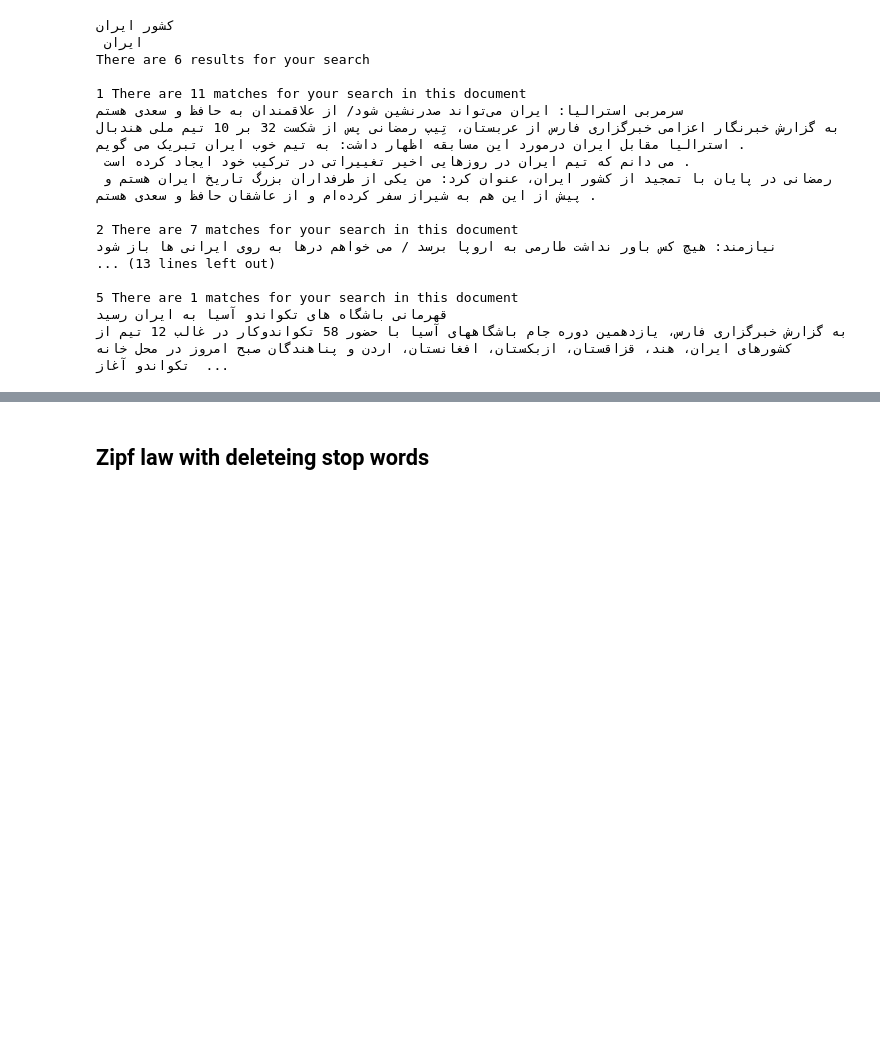
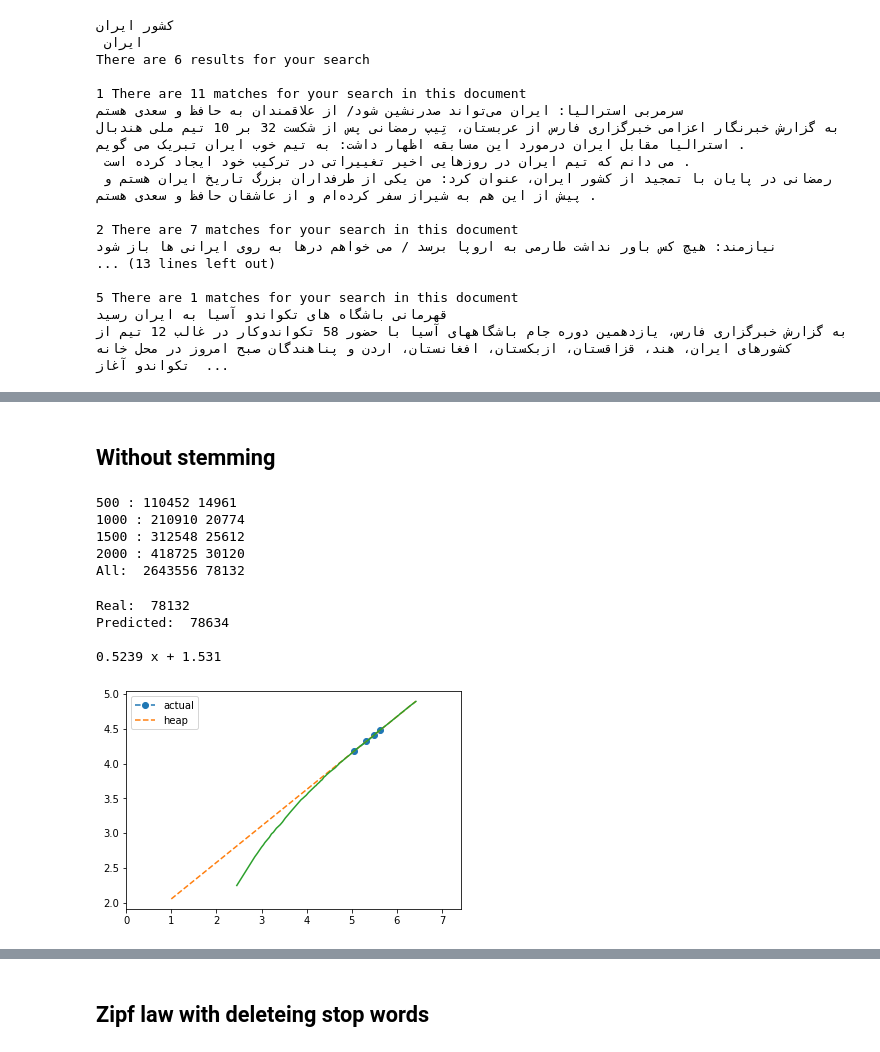
Before and after one commit to salinaria/Information-Retrieval-Search-Engine, a Jupyter notebook: phase1.ipynb, the cells around one changed output, grey strips where cells are left out. Cells and saved outputs as stored; diff of their text form; code cells hidden in the pictures; blank space fills up the shorter version.

Commit message:
Add Heap's law and update query function and show_data

```diff
--- a/phase1.ipynb
+++ b/phase1.ipynb
@@ -36,7 +36,6 @@ tokenized = {}
 for i in data:
     words = my_tokenizer.tokenize_words(
         my_normalizer.normalize(data[i]['content']))
-    new_words = []
     tokenized[i] = words
 
 print(len(tokenized))
@@ -84,7 +82,7 @@ def del_stop_words(tok_data):
 from parsivar import FindStems
 
 myStem = FindStems()
-for i in tokenized['0']:
+for i in tokenized['1']:
     if i != myStem.convert_to_stem(i):
         print(i, myStem.convert_to_stem(i))
 # %% [output]
@@ -421,0 +414,76 @@ There are 6 results for your search
+# %% [markdown]
+## Without stemming
+# %%
+import math
+import random
+
+new_words = {}
+tokens = 0
+num_tokens = []
+num_vocab = []
+
+real_tokens = []
+real_vocab = []
+
+length = 0
+
+cpy_data = []
+
+for i in data:
+    cpy_data.append(data[i]['content'])
+
+random.shuffle(cpy_data)
+
+for i in cpy_data:
+
+    if length % 500 == 0 and length!=0 and length < 2001:
+        print(length,':',tokens,len(new_words))
+        num_tokens.append(math.log(tokens,10))
+        num_vocab.append(math.log(len(new_words),10))
+
+    length +=1
+
+    words = my_tokenizer.tokenize_words(
+        my_normalizer.normalize(i))
+
+    for w in words:
+        if w not in stop_words and w not in punctuations:
+            tokens += 1
+            new_words[w] = 1
+
+    real_tokens.append(math.log(tokens,10))
+    real_vocab.append(math.log(len(new_words),10))
+
+print('All: ',tokens,len(new_words))
+# %% [output]
+500 : 110452 14961
+1000 : 210910 20774
+1500 : 312548 25612
+2000 : 418725 30120
+All:  2643556 78132
+# %%
+import numpy as np
+import matplotlib.pyplot as plt
+
+print('Real: ',len(new_words))
+
+z = np.polyfit(num_tokens, num_vocab, 1)
+f = np.poly1d(z)
+# calculate new x's and y's
+x_new = np.linspace(1, math.log(tokens,10), 100)
+y_new = f(x_new)
+
+print('Predicted: ',int(math.pow(10,f(math.log(tokens,10)))))
+print(f)
+
+plt.plot(num_tokens,num_vocab,'o', x_new, y_new, linestyle='dashed')
+plt.plot(real_tokens,real_vocab)
+plt.legend(['actual', 'heap'])
+plt.xlim([0, math.log(tokens,10) + 1 ])
+plt.show()
+# %% [output]
+Real:  78132
+Predicted:  78634
+
+0.5239 x + 1.531
+[figure, added]
```
Also changed, not shown: parts of 10 cells of this notebook.
